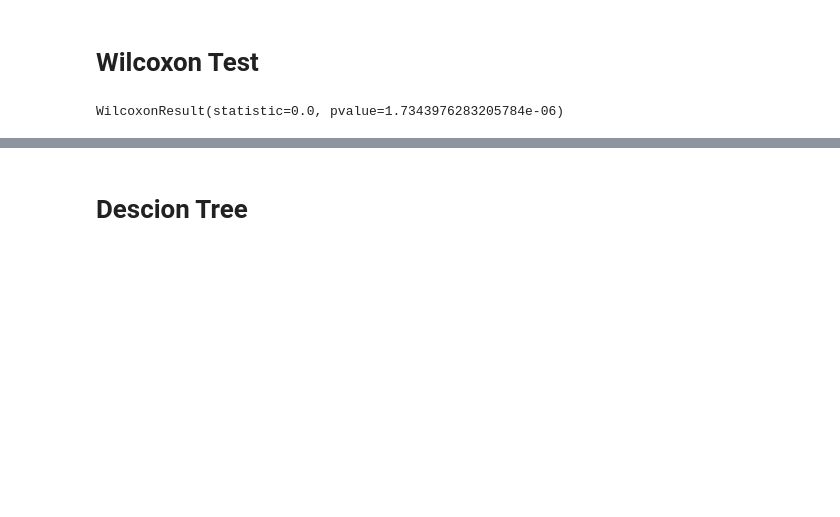
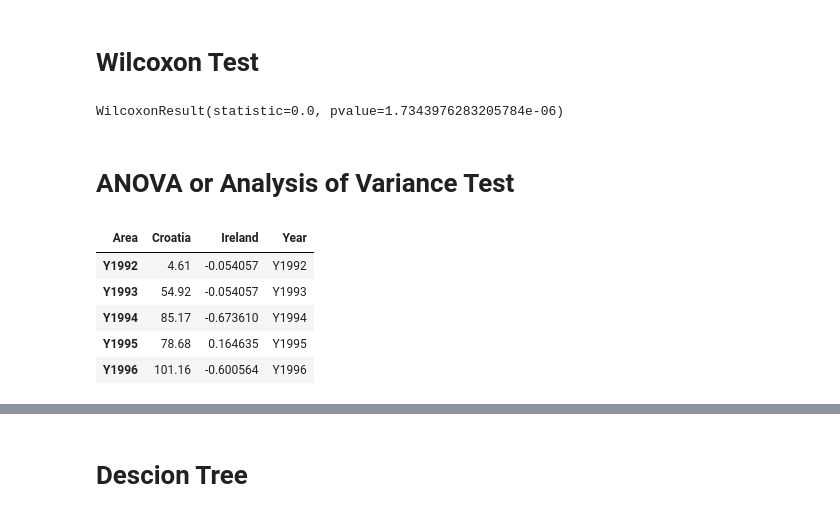
Before and after one commit to sba22218/MSc_GitHub_CA2, a Jupyter notebook: MM_Data_Explore_and_viz_postprocessed-Copy1.ipynb, the cells around one changed output, grey strips where cells are left out. Cells and saved outputs as stored; diff of their text form; code cells hidden in the pictures; blank space fills up the shorter version.

```diff
--- a/MM_Data_Explore_and_viz_postprocessed-Copy1.ipynb
+++ b/MM_Data_Explore_and_viz_postprocessed-Copy1.ipynb
@@ -1231,3 +1242,5 @@ WilcoxonResult(statistic=0.0, pvalue=1.7343976283205784e-06)
 # HA: The mpg is not equal between the two groups
 # Since the p-value is less than 0.05, we reject the null hypothesis.
 # We have sufficient evidence to say that the true mean  is not equal between the two groups.
+# %% [markdown]
+# ANOVA or Analysis of Variance Test
@@ -1233,0 +1269,9 @@ WilcoxonResult(statistic=0.0, pvalue=1.7343976283205784e-06)
+# %%
+df.head()
+# %% [output]
+| Area | Croatia | Ireland | Year |
+| Y1992 | 4.61 | -0.054057 | Y1992 |
+| Y1993 | 54.92 | -0.054057 | Y1993 |
+| Y1994 | 85.17 | -0.673610 | Y1994 |
+| Y1995 | 78.68 | 0.164635 | Y1995 |
+| Y1996 | 101.16 | -0.600564 | Y1996 |
```
Also changed, not shown: parts of 20 cells of this notebook, 1 other file.
